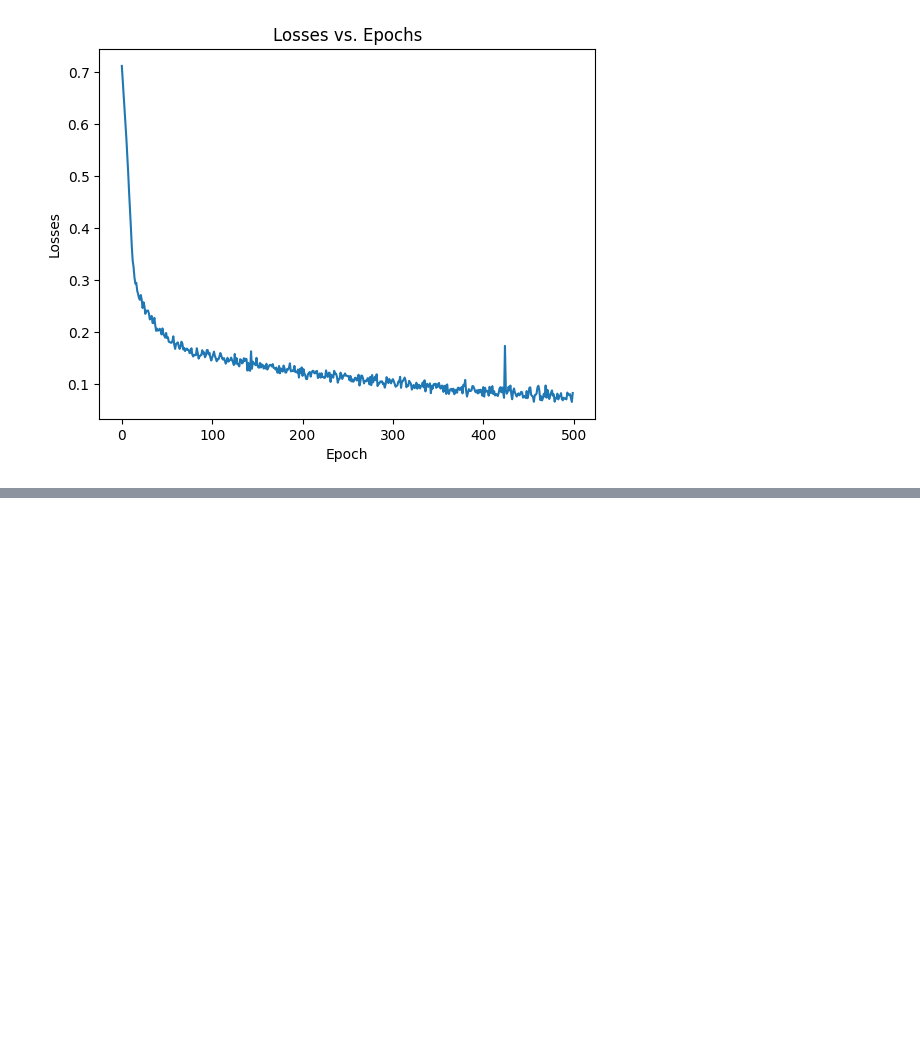
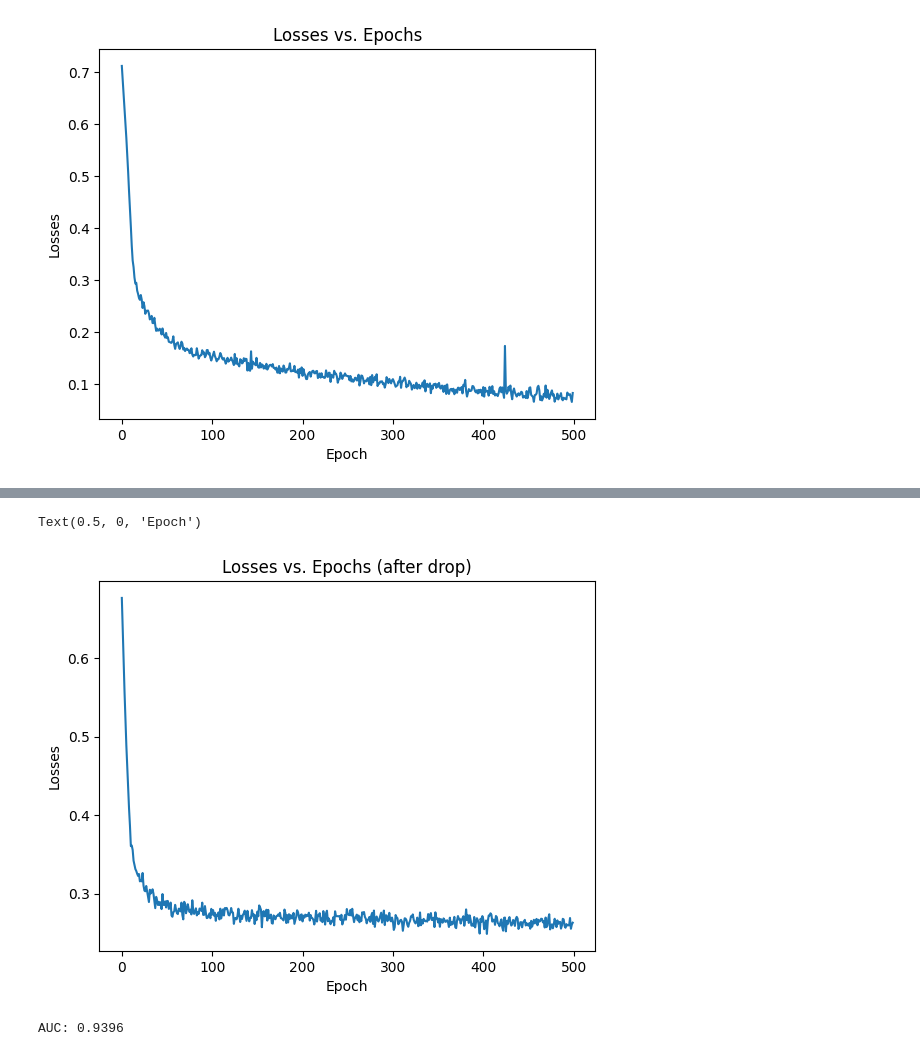
Before and after one commit to 8tsmith11/social-media-bot-identification, a Jupyter notebook: notebook.ipynb, the cells around one changed output, grey strips where cells are left out. Cells and saved outputs as stored; diff of their text form; code cells hidden in the pictures; blank space fills up the shorter version.

```diff
--- a/notebook.ipynb
+++ b/notebook.ipynb
@@ -200,0 +253,28 @@ Text(0.5, 1.0, 'Receiver Operating Characteristic (ROC) Curve')
+# %%
+X = combined.drop(["automatedBehaviour", "mediaUploadTimes", "mediaCommentsAreDisabled"], axis=1, errors="ignore")
+feature_names = X.columns.tolist()
+y = combined["automatedBehaviour"].values
+X = X.values
+# %%
+X_train, X_test, y_train, y_test = train_test_split(X, y, test_size=0.3, random_state=67)
+X_train = scaler.fit_transform(X_train)
+X_test = scaler.transform(X_test)
+
+X_train = torch.FloatTensor(X_train)
+X_test = torch.FloatTensor(X_test)
+y_train = torch.FloatTensor(y_train.reshape(-1, 1))
+y_test = torch.FloatTensor(y_test.reshape(-1, 1))
+# %%
+model = Model(in_features=X_train.shape[1])
+optimizer = torch.optim.Adam(model.parameters(), lr=0.005)
+losses = []
+# %%
+for i in range(epochs):
+    y_pred = model.forward(X_train)
+    loss = criterion(y_pred, y_train)
+    losses.append(loss.item())
+    if i % 10 == 0:
+        print(f"{i}) Loss = {loss.item():.6f}")
+    optimizer.zero_grad()
+    loss.backward()
+    optimizer.step()
@@ -200,0 +299,18 @@ Text(0.5, 1.0, 'Receiver Operating Characteristic (ROC) Curve')
+# %%
+plt.plot(losses)
+plt.title("Losses vs. Epochs (after drop)")
+plt.ylabel("Losses")
+plt.xlabel("Epoch")
+# %% [output]
+Text(0.5, 0, 'Epoch')
+[figure, added]
+# %%
+with torch.no_grad():
+    logits = model(X_test)
+    y_pred_proba = torch.sigmoid(logits).detach().numpy().flatten()
+y_test_np = y_test.numpy().flatten()
+fpr, tpr, thresholds = roc_curve(y_test_np, y_pred_proba)
+roc_auc = auc(fpr, tpr)
+print(f"AUC: {roc_auc:.4f}")
+# %% [output]
+AUC: 0.9396
```
Also changed, not shown: parts of 7 cells of this notebook.
